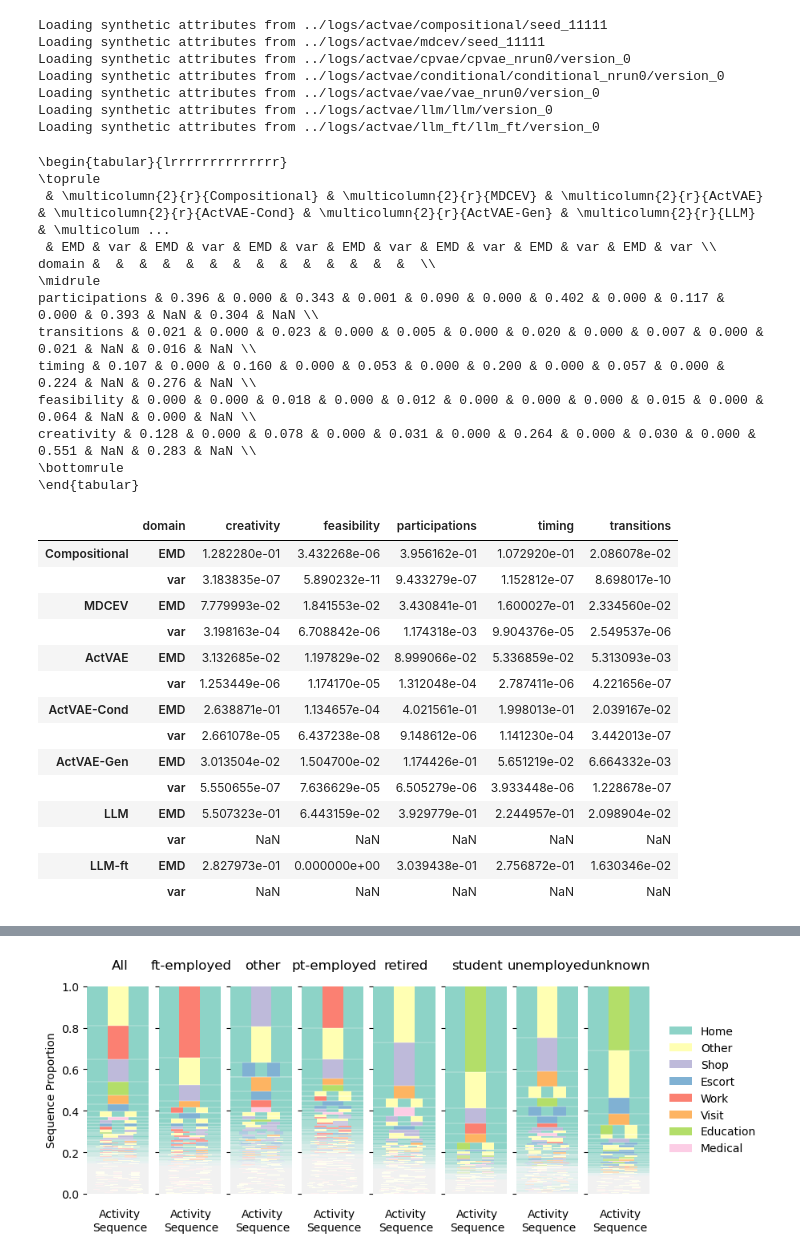
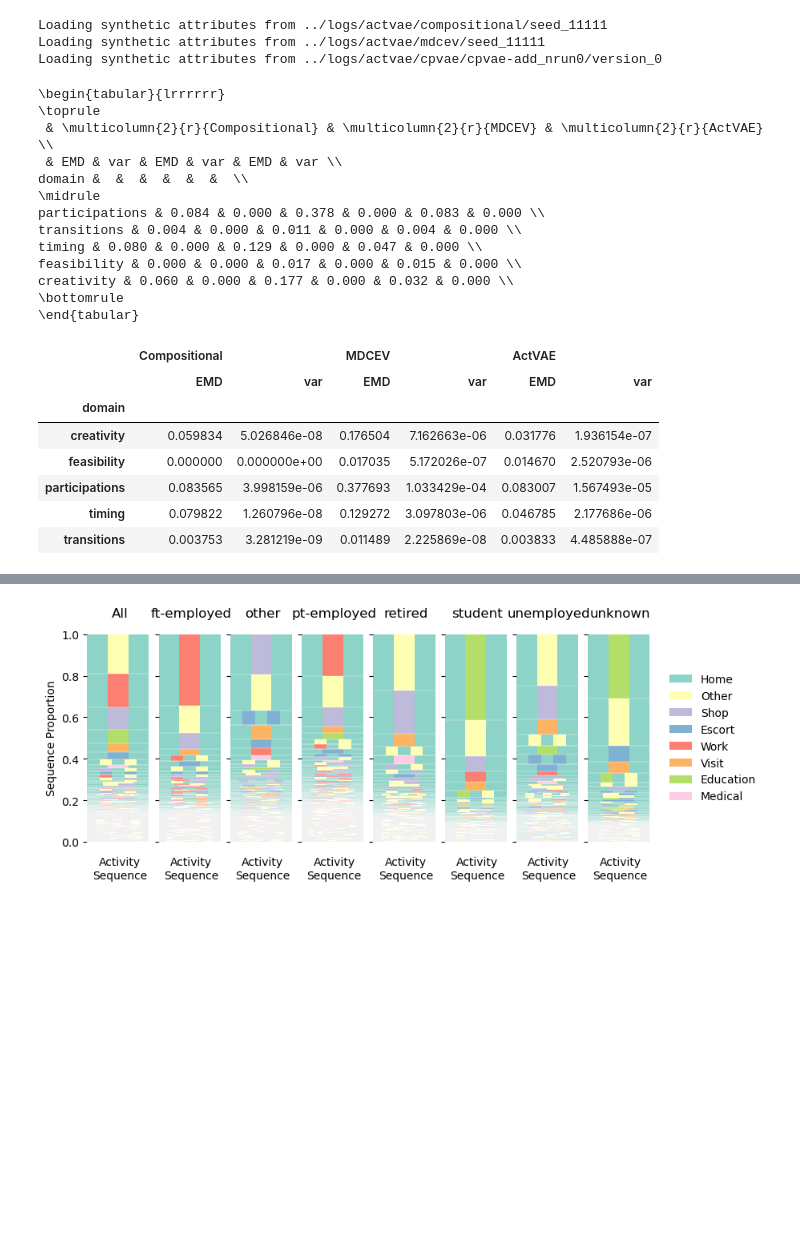
Before and after one commit to big-ucl/caveat, a Jupyter notebook: analysis/TRB_batch_analysis.ipynb, the cells around one changed output, grey strips where cells are left out. Saved outputs shown, nothing was run; the diff lists cells and outputs as text; code cells hidden in the pictures; blank space fills up the shorter version.

```diff
--- a/analysis/TRB_batch_analysis.ipynb
+++ b/analysis/TRB_batch_analysis.ipynb
@@ -19,12 +25,13 @@ cmap = {
 batch_paths = {
     "Compositional": Path("../logs/actvae/compositional"),
     "MDCEV": Path("../logs/actvae/mdcev"),
+    # "ActVAE": Path("../logs/actvae/cpvae"),
     "ActVAE": Path("../logs/actvae/cpvae"),
     # "Disc RNN": Path("../logs/TRB/discrim"),
-    "ActVAE-Cond": Path("../logs/actvae/conditional"),
-    "ActVAE-Gen": Path("../logs/actvae/vae"),
-    "LLM": Path("../logs/actvae/llm"),
-    "LLM-ft": Path("../logs/actvae/llm_ft"),
+    # "ActVAE-Cond": Path("../logs/actvae/conditional"),
+    # "ActVAE-Gen": Path("../logs/actvae/vae"),
+    # "LLM": Path("../logs/actvae/llm"),
+    # "LLM-ft": Path("../logs/actvae/llm_ft"),
 }
 
 # find data
@@ -113,11 +120,7 @@ attributes = {
 # %% [output]
 Loading synthetic attributes from ../logs/actvae/compositional/seed_11111
 Loading synthetic attributes from ../logs/actvae/mdcev/seed_11111
-Loading synthetic attributes from ../logs/actvae/cpvae/cpvae_nrun0/version_0
-Loading synthetic attributes from ../logs/actvae/conditional/conditional_nrun0/version_0
-Loading synthetic attributes from ../logs/actvae/vae/vae_nrun0/version_0
-Loading synthetic attributes from ../logs/actvae/llm/llm/version_0
-Loading synthetic attributes from ../logs/actvae/llm_ft/llm_ft/version_0
+Loading synthetic attributes from ../logs/actvae/cpvae/cpvae-add_nrun0/version_0
 # %%
 def build_distance_tables(batch_paths):
     distances_combined = pd.DataFrame()
@@ -125,58 +128,51 @@ def build_distance_tables(batch_paths):
     for name, path in batch_paths.items():
         distances = pd.read_csv(
             path / "eval" / "domains" / "distances.csv"
         ).set_index("domain")
 
         columns = list(
             set(distances.columns) - set(["domain", "observed", "mean", "std"])
         )
         distances_combined[(name, "EMD")] = distances[columns].mean(axis=1)
         distances_combined[(name, "var")] = distances[columns].var(axis=1)
 
     distances_combined.columns = pd.MultiIndex.from_tuples(
         distances_combined.columns
     )
 
     # distances_combined = distances_combined.set_index(
     #     pd.MultiIndex.from_tuples(distances_combined.index)
     # )
 
     return distances_combined
 
 
 order = ["participations", "transitions", "timing", "feasibility", "creativity"]
 df = build_distance_tables(batch_paths)
 print(df.loc[order].to_latex(float_format="{:.3f}".format))
-df.T
+df
 # %% [output]
-\begin{tabular}{lrrrrrrrrrrrrrr}
+\begin{tabular}{lrrrrrr}
 \toprule
- & \multicolumn{2}{r}{Compositional} & \multicolumn{2}{r}{MDCEV} & \multicolumn{2}{r}{ActVAE} & \multicolumn{2}{r}{ActVAE-Cond} & \multicolumn{2}{r}{ActVAE-Gen} & \multicolumn{2}{r}{LLM} & \multicolum ...
- & EMD & var & EMD & var & EMD & var & EMD & var & EMD & var & EMD & var & EMD & var \\
-domain &  &  &  &  &  &  &  &  &  &  &  &  &  &  \\
+ & \multicolumn{2}{r}{Compositional} & \multicolumn{2}{r}{MDCEV} & \multicolumn{2}{r}{ActVAE} \\
+ & EMD & var & EMD & var & EMD & var \\
+domain &  &  &  &  &  &  \\
 \midrule
-participations & 0.396 & 0.000 & 0.343 & 0.001 & 0.090 & 0.000 & 0.402 & 0.000 & 0.117 & 0.000 & 0.393 & NaN & 0.304 & NaN \\
-transitions & 0.021 & 0.000 & 0.023 & 0.000 & 0.005 & 0.000 & 0.020 & 0.000 & 0.007 & 0.000 & 0.021 & NaN & 0.016 & NaN \\
-timing & 0.107 & 0.000 & 0.160 & 0.000 & 0.053 & 0.000 & 0.200 & 0.000 & 0.057 & 0.000 & 0.224 & NaN & 0.276 & NaN \\
-feasibility & 0.000 & 0.000 & 0.018 & 0.000 & 0.012 & 0.000 & 0.000 & 0.000 & 0.015 & 0.000 & 0.064 & NaN & 0.000 & NaN \\
-creativity & 0.128 & 0.000 & 0.078 & 0.000 & 0.031 & 0.000 & 0.264 & 0.000 & 0.030 & 0.000 & 0.551 & NaN & 0.283 & NaN \\
+participations & 0.084 & 0.000 & 0.378 & 0.000 & 0.083 & 0.000 \\
+transitions & 0.004 & 0.000 & 0.011 & 0.000 & 0.004 & 0.000 \\
+timing & 0.080 & 0.000 & 0.129 & 0.000 & 0.047 & 0.000 \\
+feasibility & 0.000 & 0.000 & 0.017 & 0.000 & 0.015 & 0.000 \\
+creativity & 0.060 & 0.000 & 0.177 & 0.000 & 0.032 & 0.000 \\
 \bottomrule
 \end{tabular}
-|  | domain | creativity | feasibility | participations | timing | transitions |
-| Compositional | EMD | 1.282280e-01 | 3.432268e-06 | 3.956162e-01 | 1.072920e-01 | 2.086078e-02 |
-|  | var | 3.183835e-07 | 5.890232e-11 | 9.433279e-07 | 1.152812e-07 | 8.698017e-10 |
-| MDCEV | EMD | 7.779993e-02 | 1.841553e-02 | 3.430841e-01 | 1.600027e-01 | 2.334560e-02 |
-|  | var | 3.198163e-04 | 6.708842e-06 | 1.174318e-03 | 9.904376e-05 | 2.549537e-06 |
-| ActVAE | EMD | 3.132685e-02 | 1.197829e-02 | 8.999066e-02 | 5.336859e-02 | 5.313093e-03 |
-|  | var | 1.253449e-06 | 1.174170e-05 | 1.312048e-04 | 2.787411e-06 | 4.221656e-07 |
-| ActVAE-Cond | EMD | 2.638871e-01 | 1.134657e-04 | 4.021561e-01 | 1.998013e-01 | 2.039167e-02 |
-|  | var | 2.661078e-05 | 6.437238e-08 | 9.148612e-06 | 1.141230e-04 | 3.442013e-07 |
-| ActVAE-Gen | EMD | 3.013504e-02 | 1.504700e-02 | 1.174426e-01 | 5.651219e-02 | 6.664332e-03 |
-|  | var | 5.550655e-07 | 7.636629e-05 | 6.505279e-06 | 3.933448e-06 | 1.228678e-07 |
-| LLM | EMD | 5.507323e-01 | 6.443159e-02 | 3.929779e-01 | 2.244957e-01 | 2.098904e-02 |
-|  | var | NaN | NaN | NaN | NaN | NaN |
-| LLM-ft | EMD | 2.827973e-01 | 0.000000e+00 | 3.039438e-01 | 2.756872e-01 | 1.630346e-02 |
-|  | var | NaN | NaN | NaN | NaN | NaN |
+|  | Compositional |  | MDCEV |  | ActVAE |  |
+|  | EMD | var | EMD | var | EMD | var |
+| domain |  |  |  |  |  |  |
+| creativity | 0.059834 | 5.026846e-08 | 0.176504 | 7.162663e-06 | 0.031776 | 1.936154e-07 |
+| feasibility | 0.000000 | 0.000000e+00 | 0.017035 | 5.172026e-07 | 0.014670 | 2.520793e-06 |
+| participations | 0.083565 | 3.998159e-06 | 0.377693 | 1.033429e-04 | 0.083007 | 1.567493e-05 |
+| timing | 0.079822 | 1.260796e-08 | 0.129272 | 3.097803e-06 | 0.046785 | 2.177686e-06 |
+| transitions | 0.003753 | 3.281219e-09 | 0.011489 | 2.225869e-08 | 0.003833 | 4.485888e-07 |
 # %%
 def group_tables(batch_paths):
     distances_combined = pd.DataFrame()
```
Also changed, not shown: parts of 32 cells of this notebook, 34 other files.
